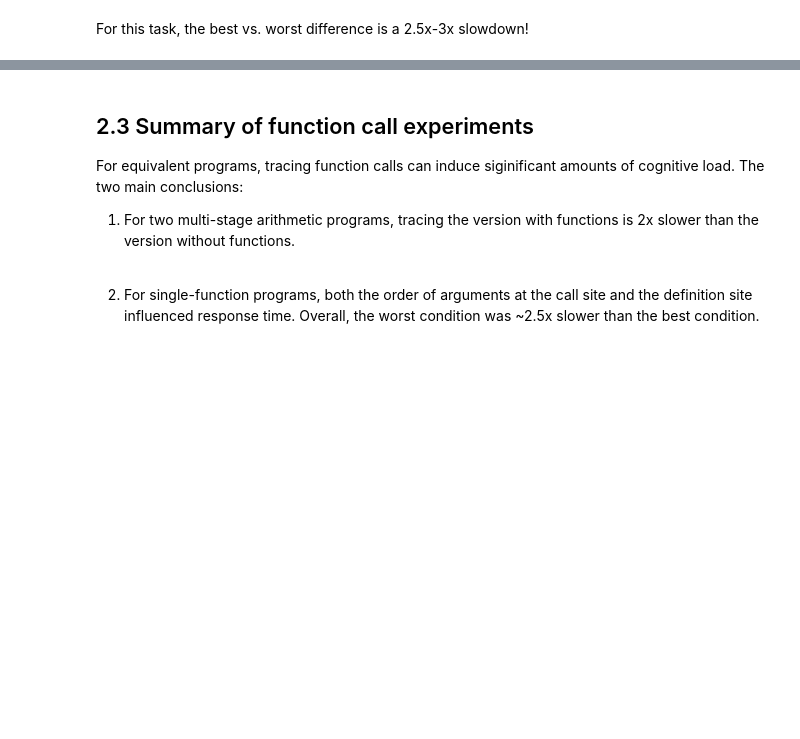
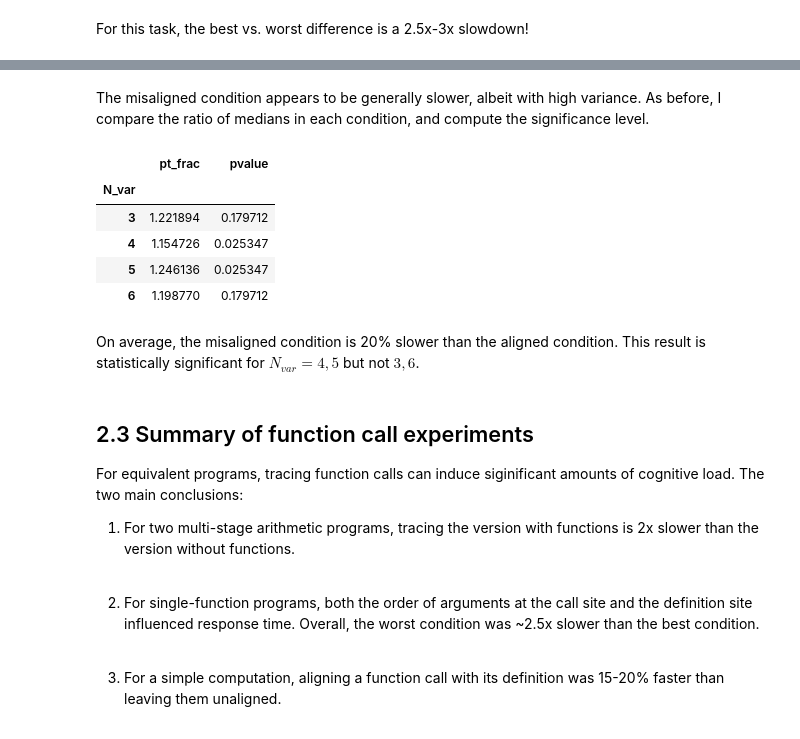
Before and after one commit to willcrichton/psypl-experiments, a Jupyter notebook: experiments/memory_program_tracing_v2.ipynb, the cells around one changed output, grey strips where cells are left out. Cells and saved outputs as stored; diff of their text form; code cells hidden in the pictures; blank space fills up the shorter version.

```diff
--- a/experiments/memory_program_tracing_v2.ipynb
+++ b/experiments/memory_program_tracing_v2.ipynb
@@ -330,3 +395,22 @@ For this task, the best vs. worst difference is a 2.5x-3x slowdown!
+# %% [markdown]
+The misaligned condition appears to be generally slower, albeit with high variance. As before, I compare the ratio of medians in each condition, and compute the significance level.
+# %%
+df = exp7.results()
+rt = df.groupby(['N_var', 'cond']).median().response_time
+rt_frac = rt.loc[:,'Condition.Misaligned'] / rt.loc[:,'Condition.Aligned']
+pvalue = df.groupby(['N_var']).apply(
+    lambda data: median_test(data[data.cond == 'Condition.Aligned'].response_time,
+                             data[data.cond == 'Condition.Misaligned'].response_time)[1])
+pd.concat([rt_frac.rename("pt_frac"), pvalue.rename("pvalue")], axis=1)
+# %% [output]
+|  | pt_frac | pvalue |
+| N_var |  |  |
+| 3 | 1.221894 | 0.179712 |
+| 4 | 1.154726 | 0.025347 |
+| 5 | 1.246136 | 0.025347 |
+| 6 | 1.198770 | 0.179712 |
+# %% [markdown]
+On average, the misaligned condition is 20% slower than the aligned condition. This result is statistically significant for $N_{var} = 4, 5$ but not $3, 6$.
 # %% [markdown]
 ## 2.3 Summary of function call experiments
 
@@ -334,4 +418,6 @@ For equivalent programs, tracing function calls can induce siginificant amounts
 
 1. For two multi-stage arithmetic programs, tracing the version with functions is 2x slower than the version without functions.<br /><br />
 
-2. For single-function programs, both the order of arguments at the call site and the definition site influenced response time. Overall, the worst condition was ~2.5x slower than the best condition.
+2. For single-function programs, both the order of arguments at the call site and the definition site influenced response time. Overall, the worst condition was ~2.5x slower than the best condition.<br /><br />
+
+3. For a simple computation, aligning a function call with its definition was 15-20% faster than leaving them unaligned.
```
Also changed, not shown: parts of 14 cells of this notebook, 1 other file.
